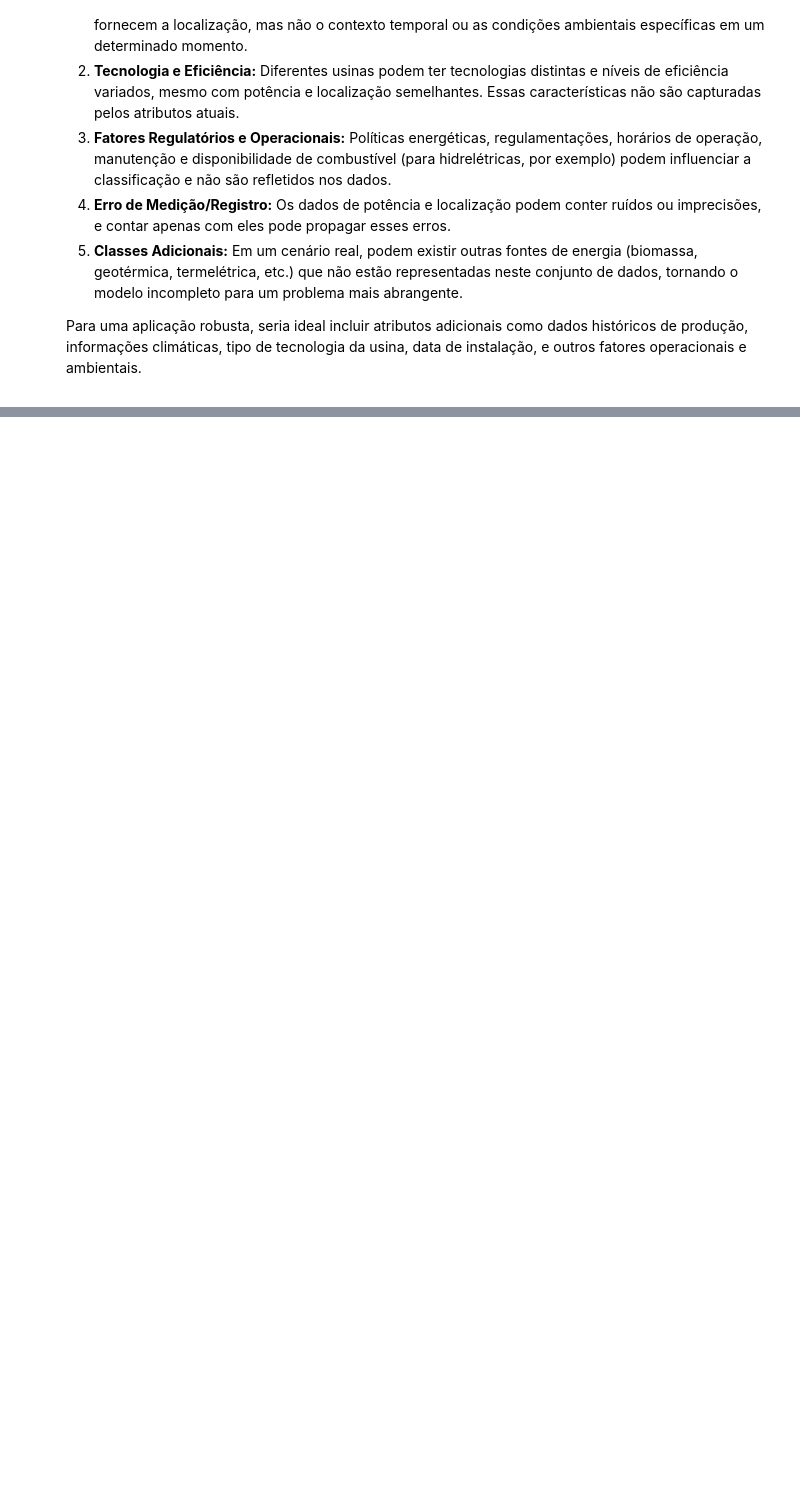
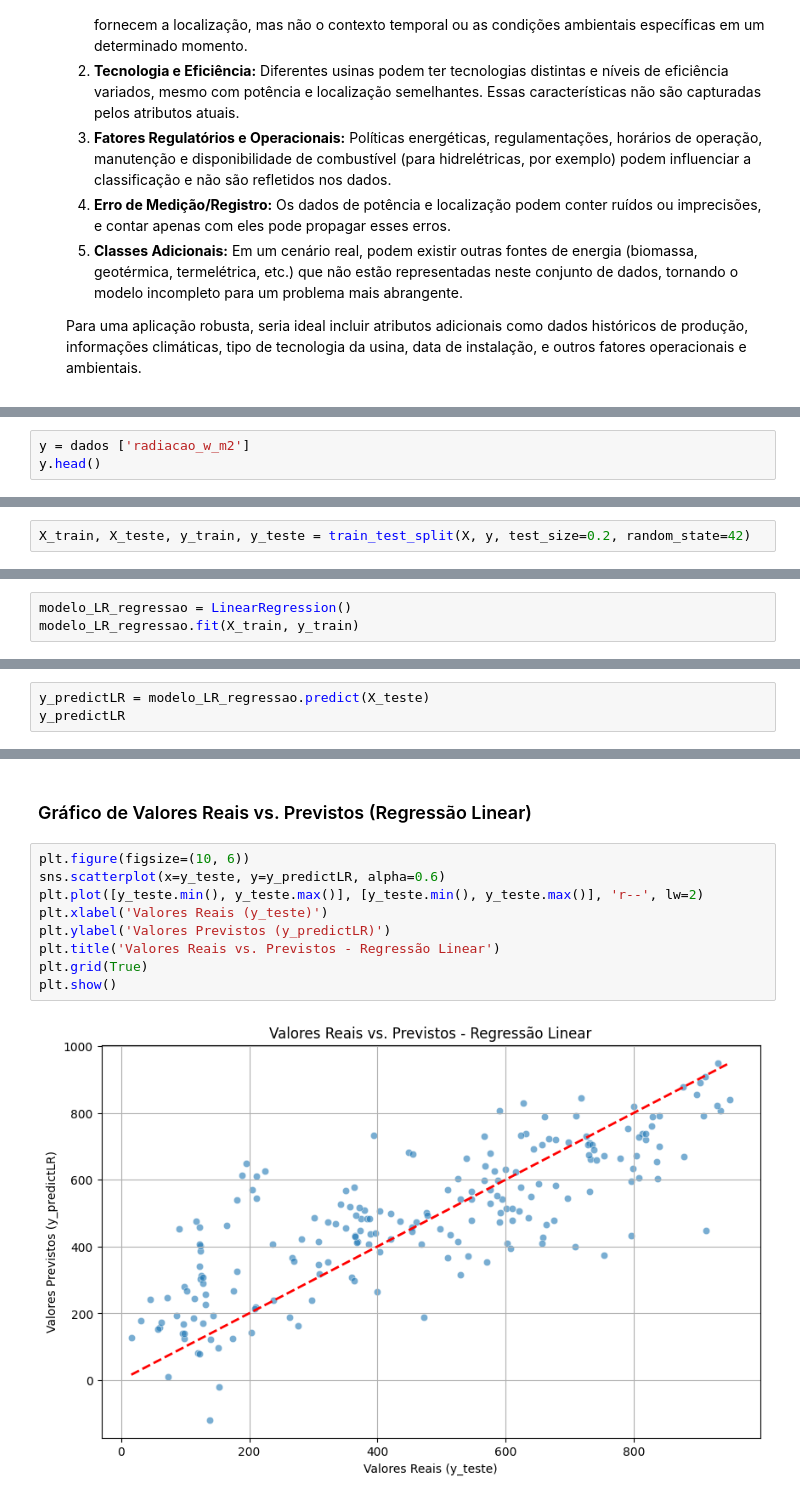
Before and after one commit to gabrielcggs/CP02-SERS-MACHINE-LEARNING, a Jupyter notebook: CP2_SERS.ipynb, the cells around one changed output, grey strips where cells are left out. Cells and saved outputs as stored; diff of their text form; blank space fills up the shorter version.

```diff
--- a/CP2_SERS.ipynb
+++ b/CP2_SERS.ipynb
@@ -403,0 +529,3 @@ Com base na tabela comparativa de métricas e nas matrizes de confusão, podemos
+# %%
+y = dados ['radiacao_w_m2']
+y.head()
@@ -403,0 +540,2 @@ Com base na tabela comparativa de métricas e nas matrizes de confusão, podemos
+# %%
+X_train, X_teste, y_train, y_teste = train_test_split(X, y, test_size=0.2, random_state=42)
@@ -403,0 +554,3 @@ Com base na tabela comparativa de métricas e nas matrizes de confusão, podemos
+# %%
+modelo_LR_regressao = LinearRegression()
+modelo_LR_regressao.fit(X_train, y_train)
@@ -403,0 +574,3 @@ Com base na tabela comparativa de métricas e nas matrizes de confusão, podemos
+# %%
+y_predictLR = modelo_LR_regressao.predict(X_teste)
+y_predictLR
@@ -403,0 +702,13 @@ Com base na tabela comparativa de métricas e nas matrizes de confusão, podemos
+# %% [markdown]
+### Gráfico de Valores Reais vs. Previstos (Regressão Linear)
+# %%
+plt.figure(figsize=(10, 6))
+sns.scatterplot(x=y_teste, y=y_predictLR, alpha=0.6)
+plt.plot([y_teste.min(), y_teste.max()], [y_teste.min(), y_teste.max()], 'r--', lw=2)
+plt.xlabel('Valores Reais (y_teste)')
+plt.ylabel('Valores Previstos (y_predictLR)')
+plt.title('Valores Reais vs. Previstos - Regressão Linear')
+plt.grid(True)
+plt.show()
+# %% [output]
+[figure, added]
```
Also changed, not shown: parts of 51 cells of this notebook.
